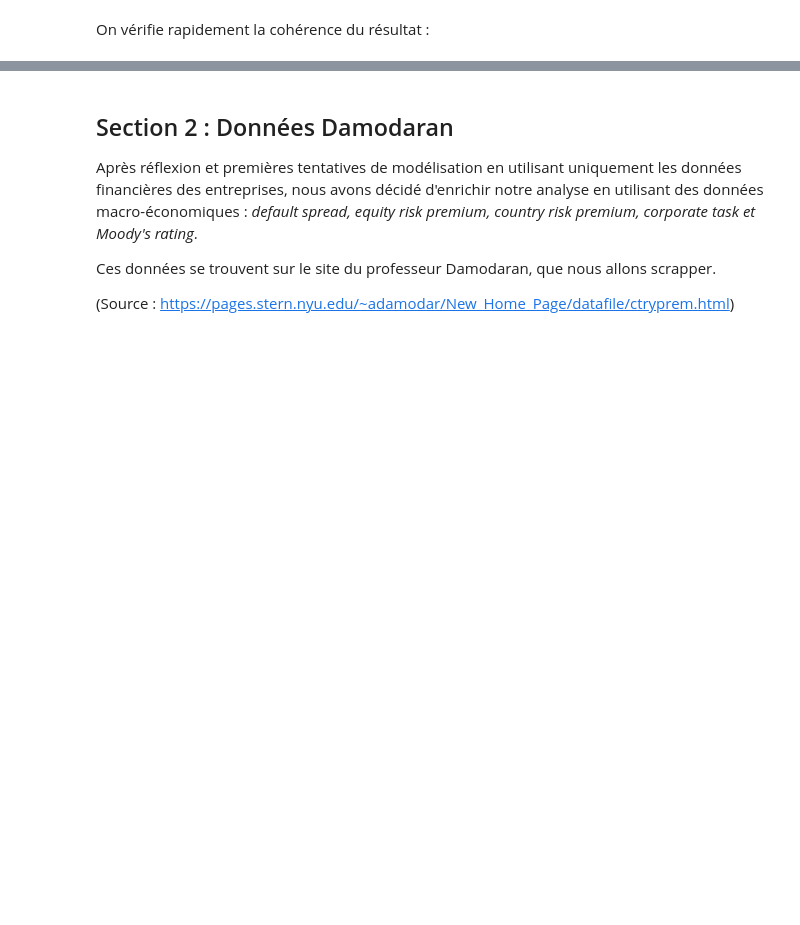
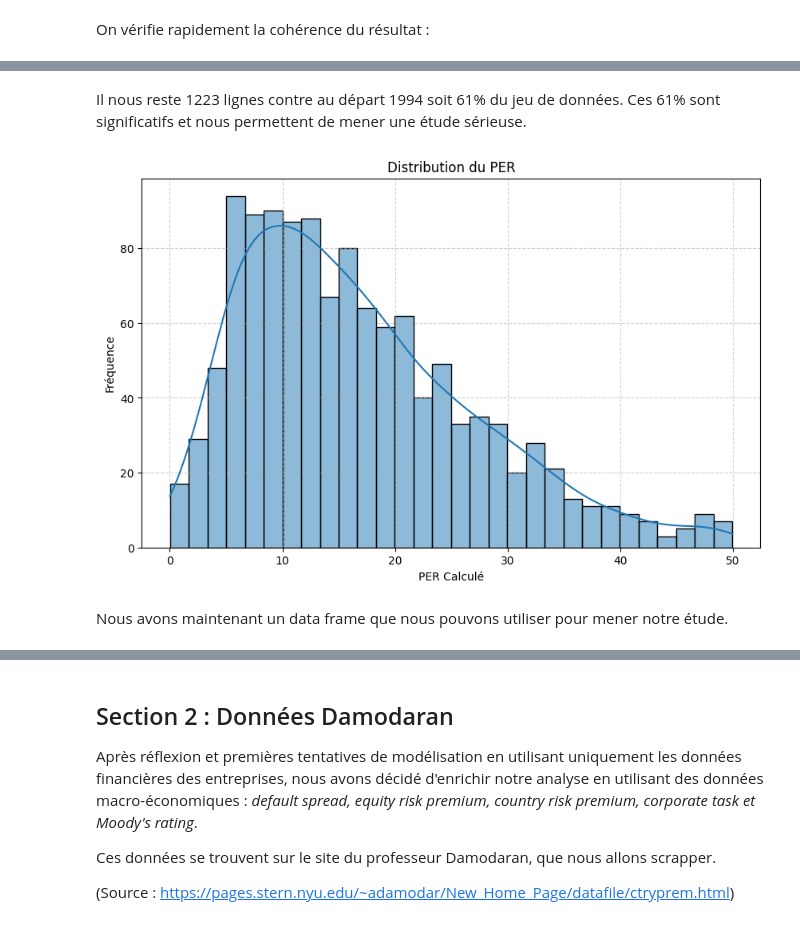
Before and after one commit to tnourlyn/Projet-Python---The-Transatlantic-valuation-guide, a Jupyter notebook: clean_and_collect.ipynb, the cells around one changed output, grey strips where cells are left out. Saved outputs shown, nothing was run; the diff lists cells and outputs as text; code cells hidden in the pictures; blank space fills up the shorter version.

```diff
--- a/clean_and_collect.ipynb
+++ b/clean_and_collect.ipynb
@@ -404,0 +991,16 @@ display(df_sp500.sample(10))
+# %%
+# Nombre de lignes avant nettoyage
+print(f"Nombre de lignes avant nettoyage Eurostoxx 600 : {len(df_STX600)}")
+
+# On ne garde que les PER entre 0 et 50
+df_STX600 = df_STX600[
+    (df_STX600['PER_calcule'] >= 0) &
+    (df_STX600['PER_calcule'] <= 50)
+]
+
+# Vérifions le nombre de lignes supprimées et la nouvelle distribution du PER nettoyé
+print(f"Nombre de lignes après nettoyage Eurostoxx 600 : {len(df_STX600)}")
+print("Statistiques du PER après nettoyage Eurostoxx 600 :")
+print(df_STX600['PER_calcule'].describe())
+
+print("-" * 30)
@@ -404,0 +1021,20 @@ display(df_sp500.sample(10))
+# %% [markdown]
+Il nous reste 1223 lignes contre au départ 1994 soit 61% du jeu de données. Ces 61% sont significatifs et nous permettent de mener une étude sérieuse.
+# %%
+# Regardons maintenant la distribution de nos PER
+
+def afficher_distribution2(df, nom_dataset):
+    plt.figure(figsize=(10, 6))
+
+    sns.histplot(df_STX600['PER_calcule'], kde=True, bins=30)
+    plt.title('Distribution du PER')
+    plt.xlabel('PER Calculé')
+    plt.ylabel('Fréquence')
+    plt.grid(True, linestyle='--', alpha=0.6)
+    plt.show()
+
+afficher_distribution2(df_STX600, "Eurostoxx 600")
+# %% [output]
+[figure, added]
+# %% [markdown]
+Nous avons maintenant un data frame que nous pouvons utiliser pour mener notre étude.
```
Also changed, not shown: parts of 99 cells of this notebook, 6 other files.
